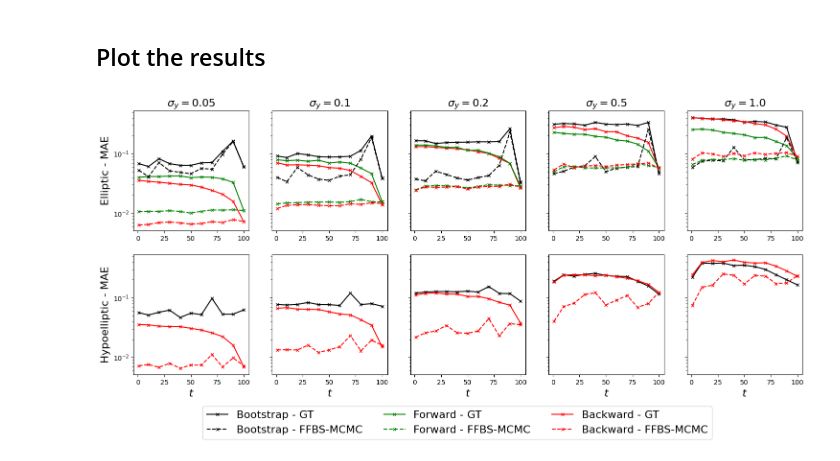
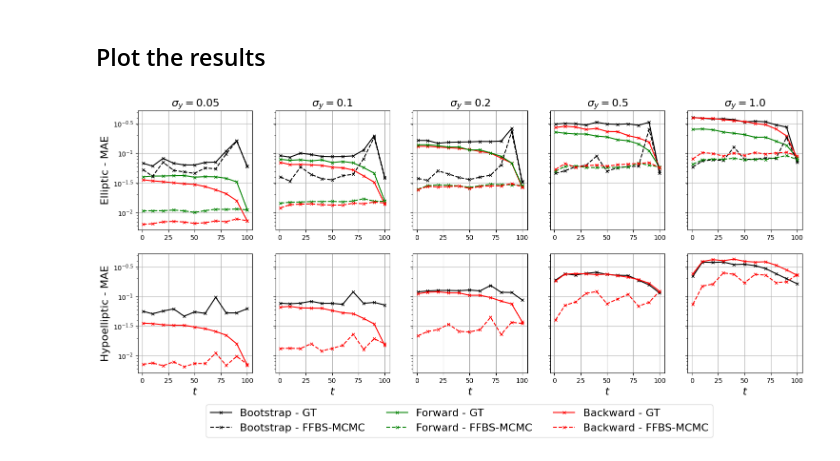
Before and after one commit to chris-stanton50/particles-cdssm, a Jupyter notebook: paper/linear_sde_smoothing/smoothing_experiment_results.ipynb, the cells around one changed output. Drawn from its saved outputs; the diff is of its cells as text; code cells hidden in the pictures.

Commit message:
add grids to plots

```diff
--- a/paper/linear_sde_smoothing/smoothing_experiment_results.ipynb
+++ b/paper/linear_sde_smoothing/smoothing_experiment_results.ipynb
@@ -169,31 +169,38 @@ for j, mae_df, mae_conf_int_df in zip(range(5), iou_mae_dfs, iou_mae_conf_int_df
         mae = plot_mae_df.loc[method].to_numpy()[lag:]
         mae_err = plot_mae_conf_int_df.loc[method].to_numpy()[lag:]
         # ax[i, j].errorbar(plot_obs_times, mae, yerr=mae_err, fmt=fmt_map[method], label=method_map[method], markersize=5, capsize=4, color=color_map[method])
         ax[i, j].plot(plot_obs_times, mae, marker='x', ls=ls_map[method], label=method_map[method], markersize=5, color=color_map[method])
 
 ax[0, 0].set_yscale('log')
 ax[0, 0].set_ylabel('Elliptic - MAE', fontsize=16)
 ax[1, 0].set_yscale('log')
 ax[1, 0].set_ylabel('Hypoelliptic - MAE', fontsize=16)
 
 for j in range(5):
     ax[1, j].set_xlabel(r'$t$', fontsize=16)
 
 
 fig.subplots_adjust(bottom=0.2)
 h, l = ax[0, 0].get_legend_handles_labels()
 
 l_new = [l[0], l[3], l[2], l[4], l[1], l[5]]
 h_new = [h[0], h[3], h[2], h[4], h[1], h[5]]
 
 fig.legend(h_new, l_new,
            loc='lower center',
            bbox_to_anchor=(0.5, 0.02),
            ncol=len(h) // 2,
            fontsize=16)
 
+for a in ax.ravel():
+    # set tick locations explicitly
+    a.set_yticks(10.0 ** np.arange(-2, -0.4, 0.5))
+    # optional: custom labels
+    a.set_yticklabels([r'$10^{-2}$', r'$10^{-1.5}$', r'$10^{-1}$', r'$10^{-0.5}$'])
+    a.grid()
+
 if savefig:
     plt.savefig(f'./figures/fig_3_smoothing_results.pdf', bbox_inches='tight')
 plt.show()
 # %% [output]
-[figure, old version]
+[figure, new version]
```
Also changed, not shown: 1 other file.
